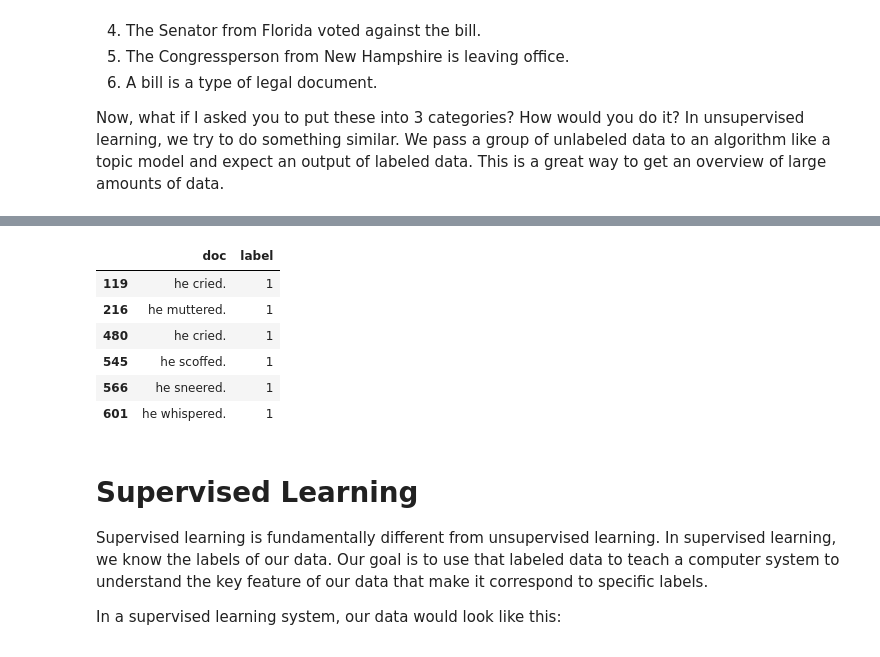
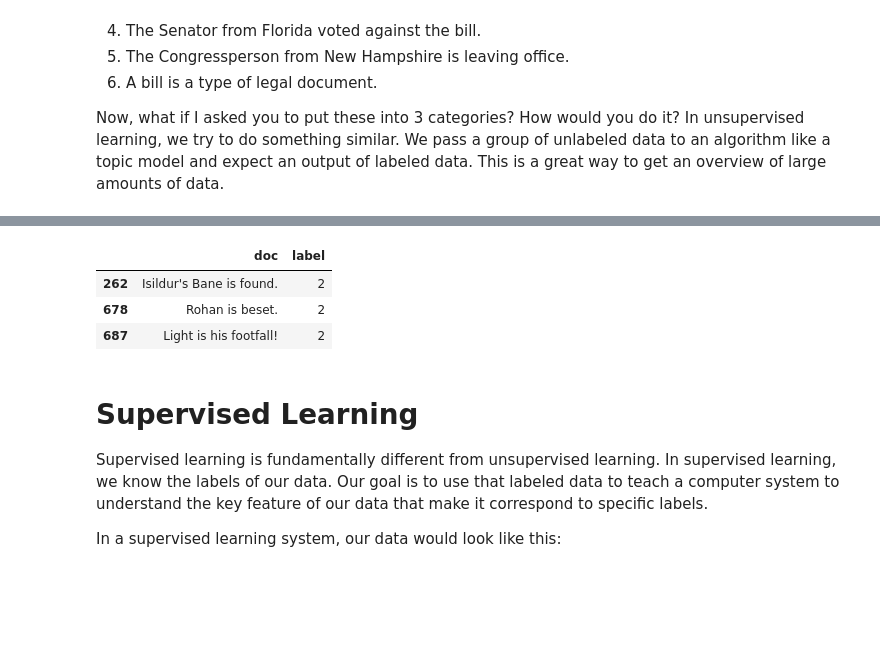
Before and after one commit to wjbmattingly/tap-2023-spacy-01, a Jupyter notebook: notebooks/day-07.ipynb, the cells around one changed output, grey strips where cells are left out. Drawn from its saved outputs; the diff is of its cells as text; code cells hidden in the pictures; blank space fills up the shorter version.

```diff
--- a/notebooks/day-07.ipynb
+++ b/notebooks/day-07.ipynb
@@ -291,18 +352,3 @@ AttributeError: module 'bokeh.plotting' has no attribute 'Figure'
-# %%
-df['item'] = hover_data.label.map(
-    {
-        '0':'T-shirt/top',
-        '1':'Trouser',
-        '2':'Pullover',
-        '3':'Dress',
-        '4':'Coat',
-        '5':'Sandal',
-        '6':'Shirt',
-        '7':'Sneaker',
-        '8':'Bag',
-        '9':'Ankle Boot',
-    }
-)
 # %%
 umap.plot.points(embedding, labels=cluster_labels)
 # %% [output]
@@ -311,14 +357,11 @@ umap.plot.points(embedding, labels=cluster_labels)
 # %%
 
-df.loc[df["label"] == 1]
+df.loc[df["label"] == 2]
 # %% [output]
 |  | doc | label |
-| 119 | he cried. | 1 |
-| 216 | he muttered. | 1 |
-| 480 | he cried. | 1 |
-| 545 | he scoffed. | 1 |
-| 566 | he sneered. | 1 |
-| 601 | he whispered. | 1 |
+| 262 | Isildur's Bane is found. | 2 |
+| 678 | Rohan is beset. | 2 |
+| 687 | Light is his footfall! | 2 |
 # %% [markdown]
 
 # Supervised Learning
```
Also changed, not shown: parts of 16 cells of this notebook.
